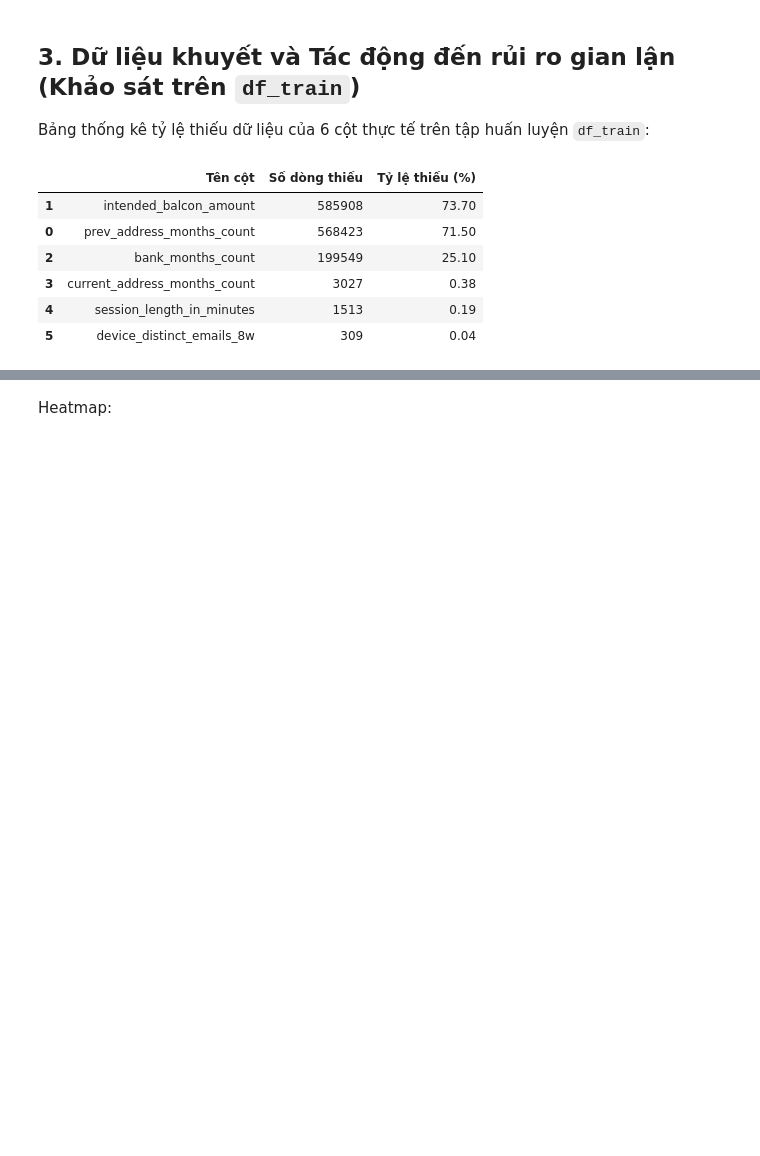
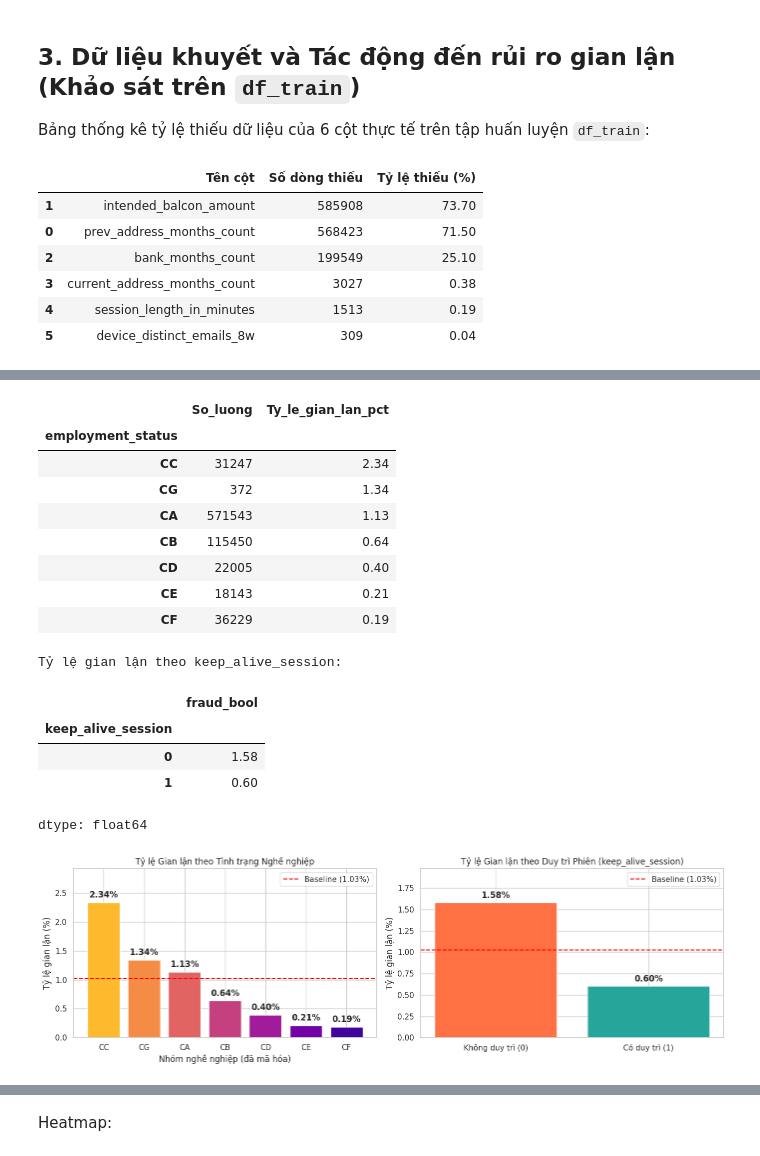
Before and after one commit to dducsw/co5177-data-analytics-and-visualization-project, a Jupyter notebook: tabular/bank-account-fraud.ipynb, the cells around one changed output, grey strips where cells are left out. Saved outputs shown, nothing was run; the diff lists cells and outputs as text; code cells hidden in the pictures; blank space fills up the shorter version.

```diff
--- a/tabular/bank-account-fraud.ipynb
+++ b/tabular/bank-account-fraud.ipynb
@@ -1162,0 +806,68 @@ Top 5 phân khúc tương tác có tỷ lệ gian lận cao nhất kèm khoảng
+# %%
+# Thống kê tỷ lệ gian lận theo từng nhóm nghề nghiệp
+emp_risk = df_train.groupby('employment_status').agg(
+    So_luong=(target_col, 'count'),
+    Ty_le_gian_lan_pct=(target_col, lambda x: x.mean() * 100)
+).sort_values(by='Ty_le_gian_lan_pct', ascending=False)
+
+display(emp_risk.round(2))
+
+# Thống kê tỷ lệ gian lận theo cờ keep_alive_session
+keep_risk = df_train.groupby('keep_alive_session')[target_col].mean() * 100
+print()
+print("Tỷ lệ gian lận theo keep_alive_session:")
+display(keep_risk.round(2))
+
+# Biểu đồ nghề nghiệp và hành vi phiên
+fig, axes = plt.subplots(1, 2, figsize=(14, 4.5))
+
+# 1. Nghề nghiệp: Gradient chuyển từ Tím Than sang Cam Đỏ ấm áp
+emp_vals = emp_risk['Ty_le_gian_lan_pct'].values
+cmap_emp = plt.cm.plasma_r
+colors_emp = [cmap_emp(0.15 + 0.75 * i / max(len(emp_vals) - 1, 1)) for i in range(len(emp_vals))]
+
+bars0 = axes[0].bar(range(len(emp_vals)), emp_vals, color=colors_emp, edgecolor='white')
+axes[0].set_xticks(range(len(emp_vals)), labels=emp_risk.index)
+axes[0].axhline(baseline_train, color='red', linestyle='--', label=f'Baseline ({baseline_train:.2f}%)')
+axes[0].set_title("Tỷ lệ Gian lận theo Tình trạng Nghề nghiệp")
+axes[0].set_xlabel("Nhóm nghề nghiệp (đã mã hóa)")
+axes[0].set_ylabel("Tỷ lệ gian lận (%)")
+axes[0].set_ylim(0, max(emp_vals) * 1.25)
+axes[0].legend(loc='upper right')
+for bar, v in zip(bars0, emp_vals):
+    axes[0].annotate(f"{v:.2f}%", (bar.get_x() + bar.get_width() / 2., bar.get_height() + 0.05),
+                     ha='center', va='bottom', fontweight='bold')
+
+# 2. Duy trì phiên: Cặp màu tương phản Coral - Mint tươi mới
+keep_vals = keep_risk.values
+colors_keep = ['#FF7043', '#26A69A']
+bars1 = axes[1].bar([0, 1], keep_vals, color=colors_keep, edgecolor='white')
+axes[1].set_xticks([0, 1], labels=['Không duy trì (0)', 'Có duy trì (1)'])
+axes[1].axhline(baseline_train, color='red', linestyle='--', label=f'Baseline ({baseline_train:.2f}%)')
+axes[1].set_title("Tỷ lệ Gian lận theo Duy trì Phiên (keep_alive_session)")
+axes[1].set_ylabel("Tỷ lệ gian lận (%)")
+axes[1].set_ylim(0, max(keep_vals) * 1.25)
+axes[1].legend(loc='upper right')
+for bar, v in zip(bars1, keep_vals):
+    axes[1].annotate(f"{v:.2f}%", (bar.get_x() + bar.get_width() / 2., bar.get_height() + 0.03),
+                     ha='center', va='bottom', fontweight='bold')
+
+plt.tight_layout()
+plt.show()
+# %% [output]
+|  | So_luong | Ty_le_gian_lan_pct |
+| employment_status |  |  |
+| CC | 31247 | 2.34 |
+| CG | 372 | 1.34 |
+| CA | 571543 | 1.13 |
+| CB | 115450 | 0.64 |
+| CD | 22005 | 0.40 |
+| CE | 18143 | 0.21 |
+| CF | 36229 | 0.19 |
+Tỷ lệ gian lận theo keep_alive_session:
+|  | fraud_bool |
+| keep_alive_session |  |
+| 0 | 1.58 |
+| 1 | 0.60 |
+dtype: float64
+[figure, added]
```
Also changed, not shown: parts of 167 cells of this notebook, 2 other files.
